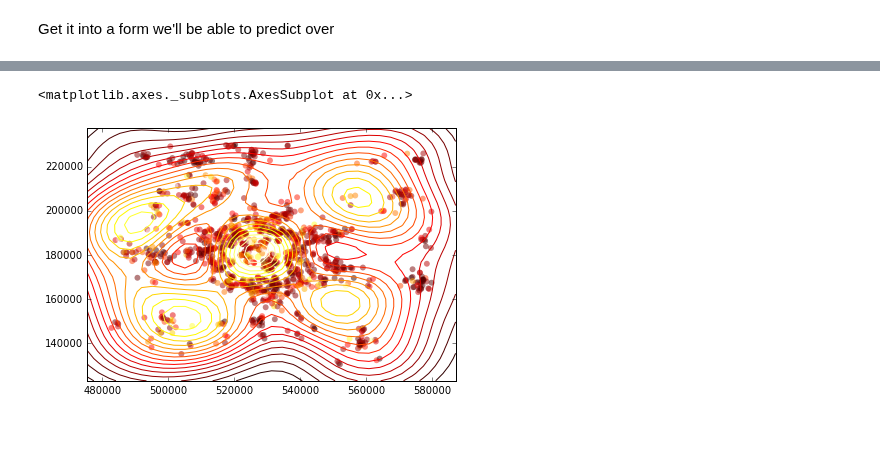
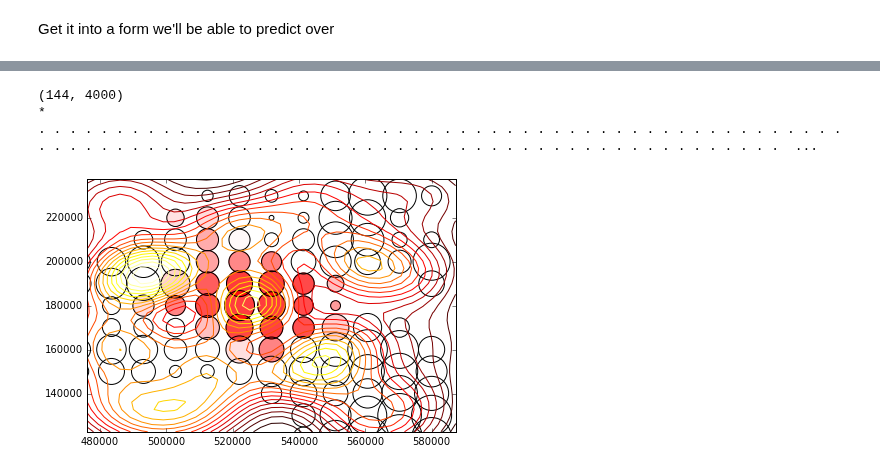
Before and after one commit to lionfish0/dp, a Jupyter notebook: Paper Results.ipynb, the cells around one changed output, grey strips where cells are left out. Cells and saved outputs as stored; diff of their text form; code cells hidden in the pictures; blank space fills up the shorter version.

Commit message:
Finished code to make prediction locations, and plot

```diff
--- a/Paper Results.ipynb
+++ b/Paper Results.ipynb
@@ -37,9 +41,10 @@ c = pd.read_csv('price_dataset.csv')
+# %%
+c = c.ix[random.sample(c.index, 4000)]
+#c = c[c['years']>2005]
 # %% [markdown]
 Get it into a form we'll be able to predict over
-# %%
-c = c[c['years']>2005]
 # %%
 #east, north, time, education -> price
 training_inputs = np.vstack([c['easting'].values,c['northing'].values,c['seconds'].values,(c['QS501EW_6']/c['QS501EW_0']).values]).T
-training_inputs = training_inputs[:,0:2]
+#training_inputs = training_inputs[:,0:3]
 ys = c['price'].values
@@ -50,3 +51,23 @@ ys[:,None].shape
+# %%
+#squash data into £0k-£1M range
+ys[ys>1e6] = 1e6
+ys[ys<0] = 0
+sens = 1e6-0
+
+#rbf = GPy.kern.RBF(4,700e3,[15e3,15e3,50*31536000, 10.0],ARD=True)
+rbf = GPy.kern.RBF(training_inputs.shape[1],1000e3,[15e3,15e3,50*31536000,5.0],ARD=True)
+mod = GPy.models.GPRegression(training_inputs,ys[:,None],rbf)
+mod.Gaussian_noise = 2000e3
+
+dpgp = dp4gp.DPGP_cloaking(mod,sens,1.0,0.01)
+
+#p = mod.plot(fixed_inputs=fixed_inputs,legend=False)
+#xlim = p.axes.get_xlim()
+#print xlim
+#Xtest =
+#mu = dpgp.draw_prediction_samples(Xtest,20)
+#dpgp.plot(fixed_inputs=[(1,180000),(2,np.max(c['seconds'])),(3,1)])
+#plt.ylim([-2,2])
 # %%
 training_inputs.shape
 # %% [output]
@@ -140,5 +75,7 @@ dpgp.model.plot(fixed_inputs=fixed_inputs,legend=False)
-# %%
-dpgp.model.plot(legend=False)
-# %% [output]
-<matplotlib.axes._subplots.AxesSubplot at 0x...>
-[figure, removed]
+# %%
+dpgp.plot(fixed_inputs=[(2,np.mean(training_inputs[:,2])), (3,np.mean(training_inputs[:,3]))],steps=12)
+# %% [output]
+(144, 4000)
+*
+. . . . . . . . . . . . . . . . . . . . . . . . . . . . . . . . . . . . . . . . . . . . . . . . . . . . . . . . . . . . . . . . . . . . . . . . . . . . . . . . . . . . . . . . . . . . . . . . . . . .  ...
+[figure, added]
```
Also changed, not shown: parts of 14 cells of this notebook, 4 other files.
